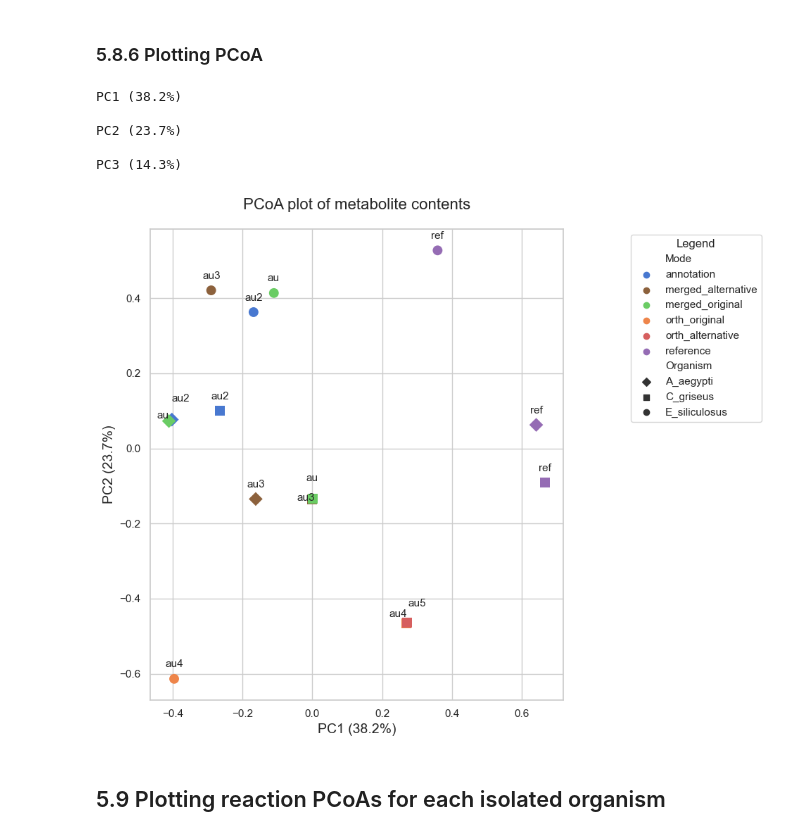
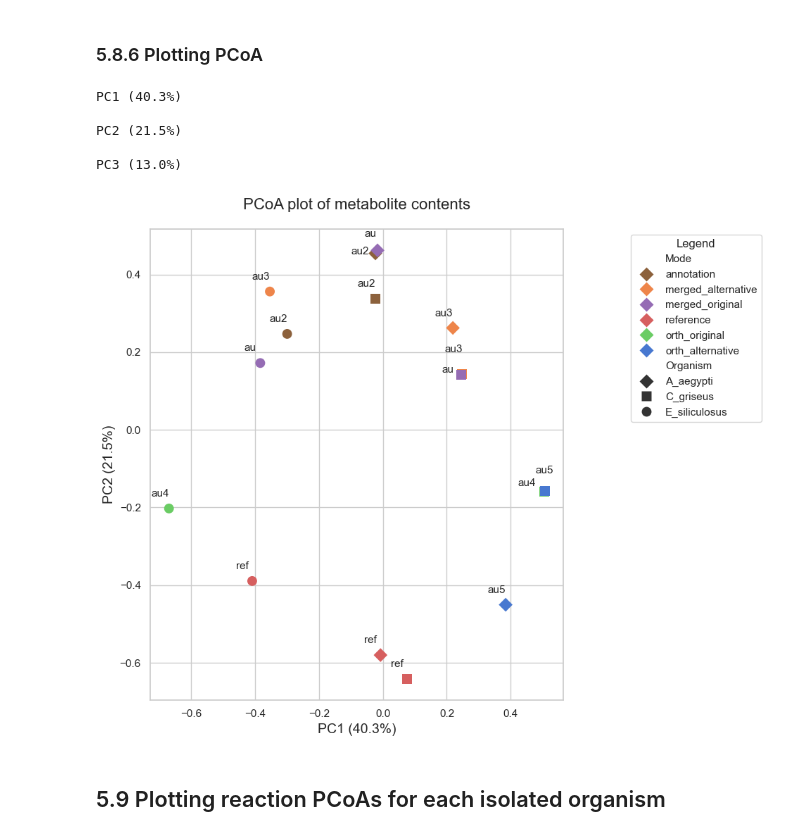
Before and after one commit to natJimenez/eukaryo_methods, a Jupyter notebook: main.ipynb, the cells around one changed output. Saved outputs shown, nothing was run; the diff lists cells and outputs as text; code cells hidden in the pictures.

Commit message:
Added au5_A_aegypti to heatmaps and PCoAs

```diff
--- a/main.ipynb
+++ b/main.ipynb
@@ -3657,14 +3659,14 @@ plot_biclustered_heatmap(binary_matrix, models, model2db, model2org, 'metabolite
 # %% [markdown]
 ### 5.8.6 Plotting PCoA
 # %%
-plot_pcoa(binary_matrix, model2db, model2org, 'metabolite', 0.0, 0.02, 'supplementary_material/AuReMe_test_metabolite_PCoA.png')
+plot_pcoa(binary_matrix, model2db, model2org, 'metabolite', -0.03, 0.02, 'supplementary_material/AuReMe_test_metabolite_PCoA.png')
 # %% [output]
-PC1 (38.2%)
+PC1 (40.3%)
 
-PC2 (23.7%)
+PC2 (21.5%)
 
-PC3 (14.3%)
+PC3 (13.0%)
-[figure, old version]
+[figure, new version]
 # %% [markdown]
 ## 5.9 Plotting reaction PCoAs for each isolated organism
 # %% [markdown]
```
Also changed, not shown: parts of 10 cells of this notebook, 14 other files.
